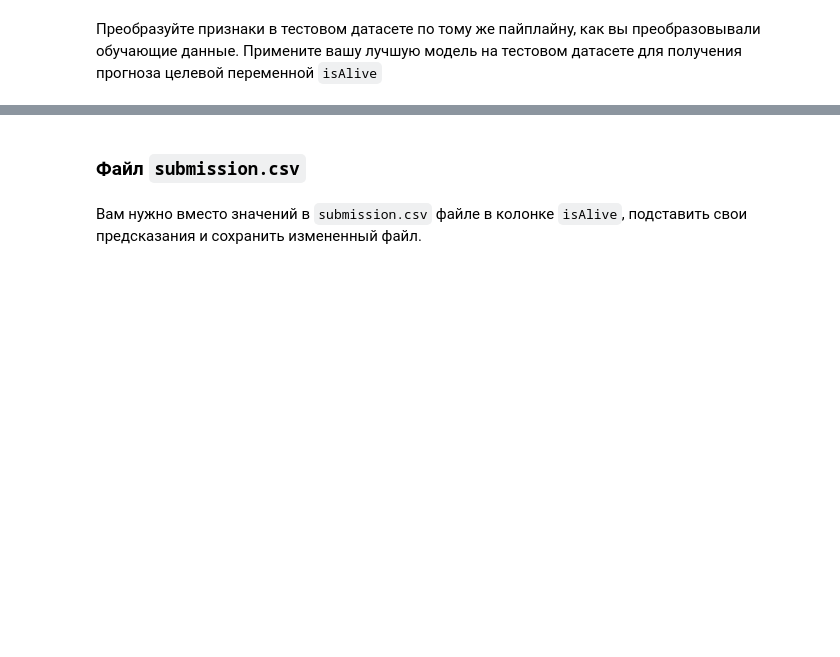
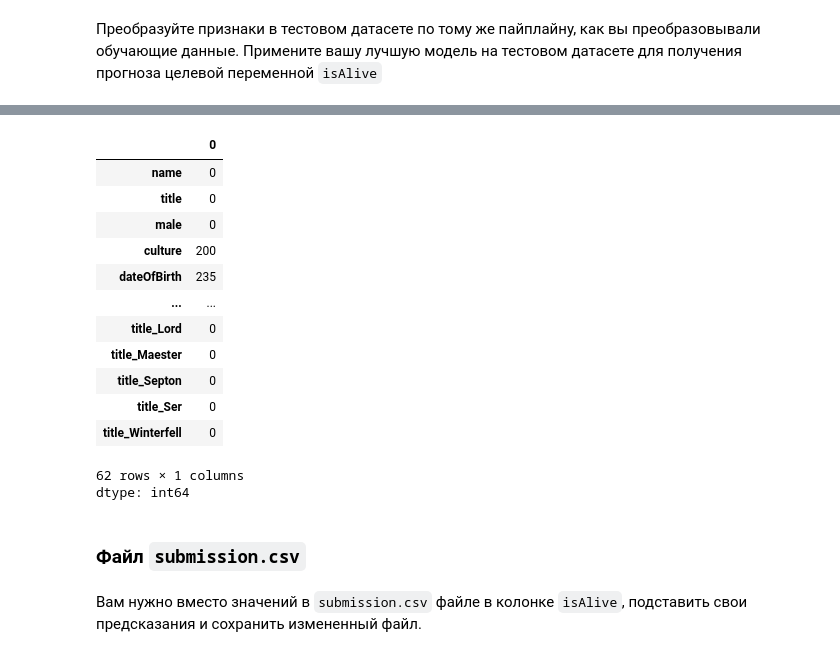
Before and after one commit to lichkovahadaniil/GROK_ML, a Jupyter notebook: DLS/hw_1_game_of_thrones.ipynb, the cells around one changed output, grey strips where cells are left out. Drawn from its saved outputs; the diff is of its cells as text; code cells hidden in the pictures; blank space fills up the shorter version.

```diff
--- a/DLS/hw_1_game_of_thrones.ipynb
+++ b/DLS/hw_1_game_of_thrones.ipynb
@@ -786,0 +885,4 @@ data_test.loc[1685, 'age'] = 0.
+# %%
+# age proceccing
+data_test['age_value'] = data_test['age'].fillna(0)
+data_test['age_no_data'] = [1 if np.isnan(x) else 0 for x in data_test['age']]
@@ -786,0 +897,13 @@ data_test.loc[1685, 'age'] = 0.
+# %%
+# one-hot-encoding
+
+ohe = OneHotEncoder(drop='first', sparse_output=False)
+ohe.fit(data_test[['culture_grouped', 'house', 'title']])
+new_categorical_columns = ohe.transform(data_test[['culture_grouped', 'house', 'title']])
+
+new_train_cols = pd.DataFrame(new_categorical_columns, columns = ohe.get_feature_names_out(), index=data_test.index)
+data_test = pd.concat([data_test, new_train_cols], axis=1)
+# %%
+all_cols = [col for col in data.columns if col not in exclude_cols]
+val_cols = [col for col in data_test.columns if col not in exclude_cols]
+empty_cols = [col for col in all_cols if col not in val_cols]
@@ -786,0 +913,17 @@ data_test.loc[1685, 'age'] = 0.
+# %%
+data_test.isna().sum()
+# %% [output]
+|  | 0 |
+| name | 0 |
+| title | 0 |
+| male | 0 |
+| culture | 200 |
+| dateOfBirth | 235 |
+| ... | ... |
+| title_Lord | 0 |
+| title_Maester | 0 |
+| title_Septon | 0 |
+| title_Ser | 0 |
+| title_Winterfell | 0 |
+62 rows × 1 columns
+dtype: int64
```
Also changed, not shown: parts of 20 cells of this notebook.
